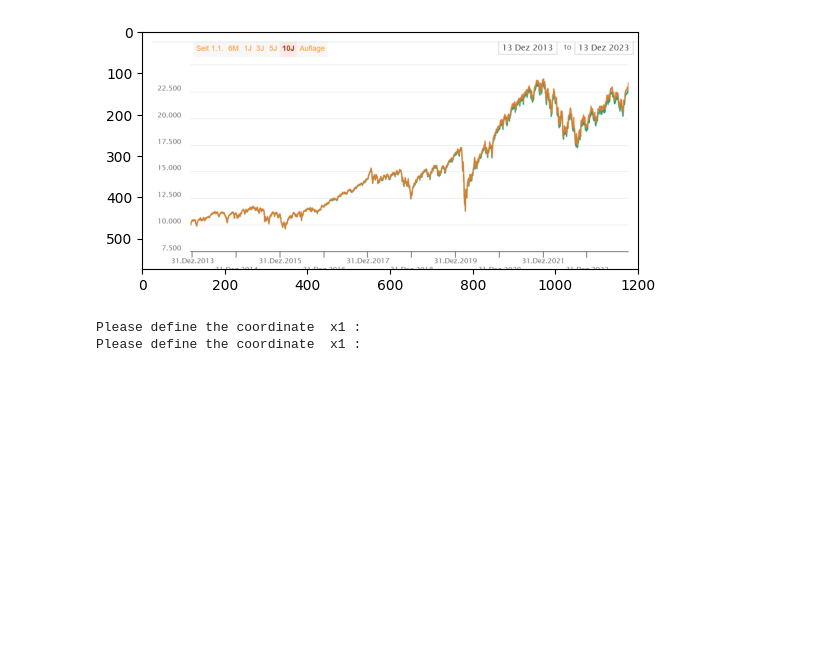
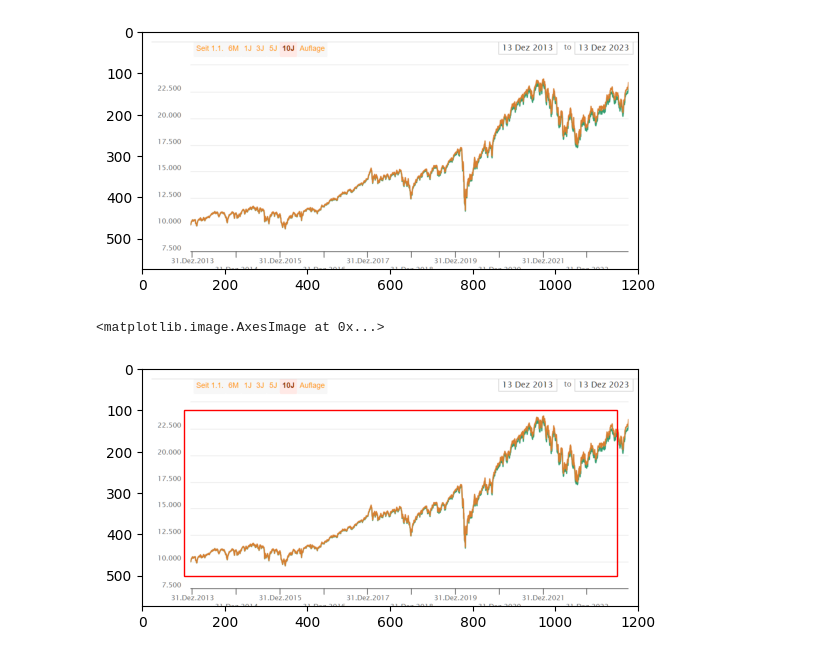
Before and after one commit to Menings154/PlotDigitizer, a Jupyter notebook: src/main2.ipynb, the cells around one changed output. Cells and saved outputs as stored; diff of their text form; code cells hidden in the pictures; blank space fills up the shorter version.

```diff
--- a/src/main2.ipynb
+++ b/src/main2.ipynb
@@ -25,36 +25,3 @@ ax.imshow(img.data)
 # %% [output]
 <matplotlib.image.AxesImage at 0x...>
 [figure]
-# %%
-
-# bei dem ganzen Abschnitt bin ich nicht sicher, ob es funktionirt, das linebr mit wikrlich plots speichern machen
-#ask_coordinates()
-all_coordinates = []
-for _ in ("x1", "x2", "y1", "y2"):
-    state = True
-    while state:
-        print("Please define the coordinate ", _, ":")
-        coordinate = ask_coordinate()
-        fig, ax = plt.subplots()
-        if _ == "x1" or "x2":
-
-            #ax..plot((coordinate["pixel"], coordinate["pixel"]), (0, img.data.data.shape[0]), color='red')
-            ax.vlines(coordinate["pixel"],
-                    0, img.data.data.shape[0],
-                    color='red')
-        else:
-             ax.hlines(coordinate["pixel"], 0, img.data.data.shape[1])
-        ax.imshow(img.data)
-        fig.savefig(r"C:\Users\Benja\Code\Python\PlotDigitizer\data\check\temp.png")
-        happy = input(f"Does this fit to your named value: {coordinate['value']} \n yes or no")
-        if happy.lower() == "yes":
-            state = False
-            all_coordinates.append(coordinate)
-
-coordinates = Coordinates(x1=all_coordinates[0],
-                          x2=all_coordinates[1],
-                          y1=all_coordinates[2],
-                          y2=all_coordinates[3])
-# %% [output]
-Please define the coordinate  x1 :
-Please define the coordinate  x1 :
@@ -61,15 +40,14 @@ Please define the coordinate  x1 :
 # %%
 
-#ask_roi()
-state = True
-while state:
-    roi = ask_roi()
-    rectangle = pt.Rectangle((roi.x,roi.y), roi.width, roi.hight, facecolor='None', edgecolor='red')
-    ax.add_patch(rectangle)
-    ax.imshow()
-    happy = input("Is this correct? \n yes ro no")
-    if happy.lower() == "yes":
-        state = False
+
+roi = Roi(100, 100, 1050, 400)
+rectangle = pt.Rectangle((roi.x,roi.y), roi.width, roi.height, facecolor='None', edgecolor='red')
+fig, ax = plt.subplots()
+ax.add_patch(rectangle)
+ax.imshow(img.data)
+# %% [output]
+<matplotlib.image.AxesImage at 0x...>
+[figure, added]
 # %%
 
 #crop()
```
Also changed, not shown: parts of 5 cells of this notebook, 5 other files.
